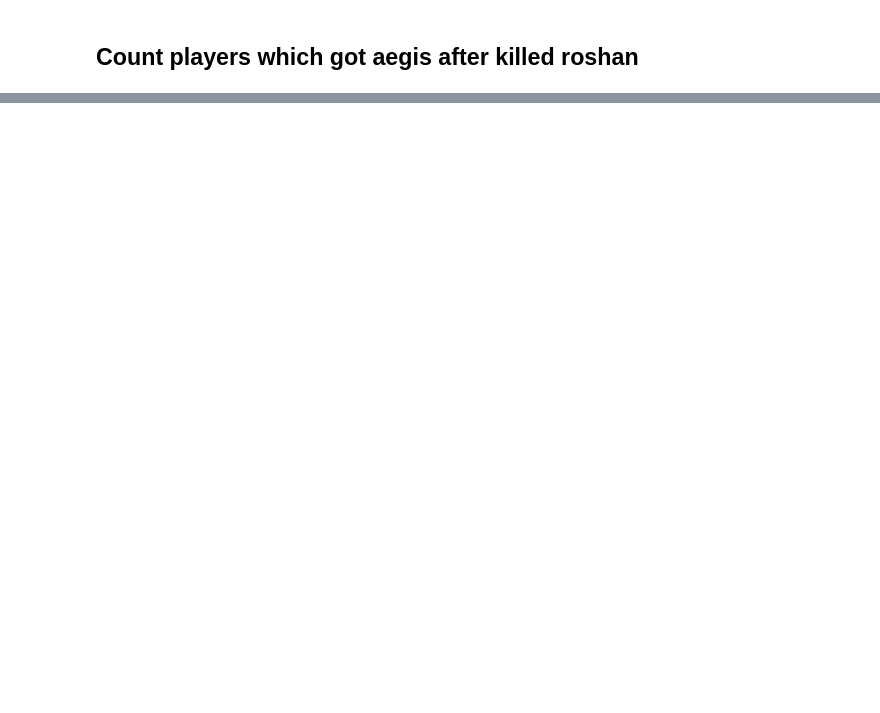
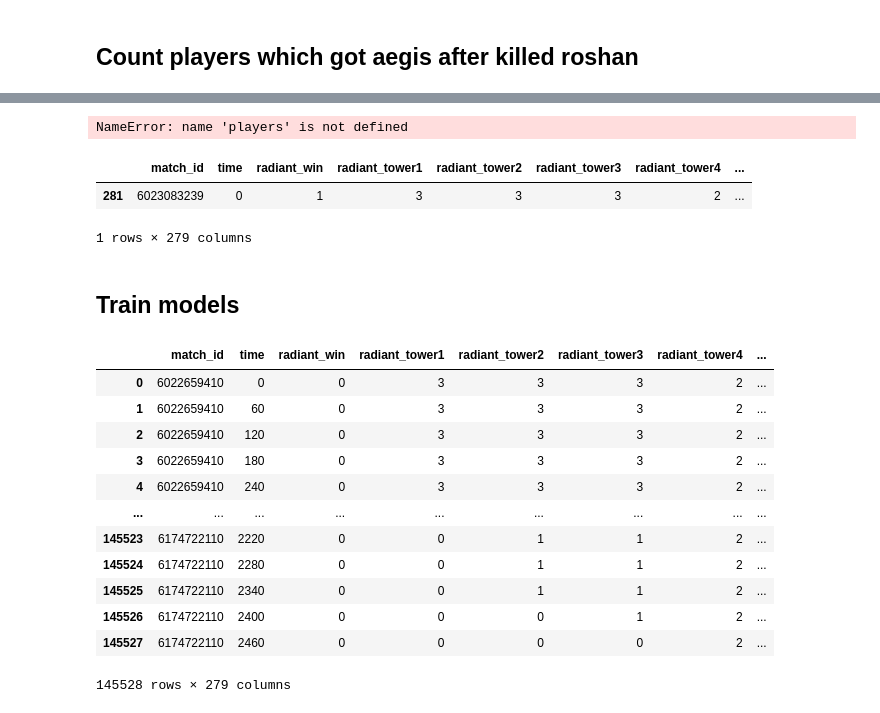
Before and after one commit to dansobolev/data-analysis-in-dota2-course-work, a Jupyter notebook: main.ipynb, the cells around one changed output, grey strips where cells are left out. Cells and saved outputs as stored; diff of their text form; code cells hidden in the pictures; blank space fills up the shorter version.

Commit message:
feat: add dataset for 4k matches

```diff
--- a/main.ipynb
+++ b/main.ipynb
@@ -487,0 +717,5 @@ get_roshan_killed_by_player_data(match_with_roshan_kill)
+# %%
+player_nAn = [player for player in players if player['match_id'] == 6023083239][0]
+player_nAn['purchase_log']
+# %% [output]
+NameError: name 'players' is not defined
@@ -487,0 +727,8 @@ get_roshan_killed_by_player_data(match_with_roshan_kill)
+# %%
+dataframe__.fillna(0)
+# %% [output]
+|  | match_id | time | radiant_win | radiant_tower1 | radiant_tower2 | radiant_tower3 | radiant_tower4 | ... |
+| 281 | 6023083239 | 0 | 1 | 3 | 3 | 3 | 2 | ... |
+1 rows × 279 columns
+# %% [markdown]
+<h2>Train models
@@ -487,0 +738,17 @@ get_roshan_killed_by_player_data(match_with_roshan_kill)
+# %%
+data = pd.read_csv('dota2-4k-matches.csv', index_col=0)
+data
+# %% [output]
+|  | match_id | time | radiant_win | radiant_tower1 | radiant_tower2 | radiant_tower3 | radiant_tower4 | ... |
+| 0 | 6022659410 | 0 | 0 | 3 | 3 | 3 | 2 | ... |
+| 1 | 6022659410 | 60 | 0 | 3 | 3 | 3 | 2 | ... |
+| 2 | 6022659410 | 120 | 0 | 3 | 3 | 3 | 2 | ... |
+| 3 | 6022659410 | 180 | 0 | 3 | 3 | 3 | 2 | ... |
+| 4 | 6022659410 | 240 | 0 | 3 | 3 | 3 | 2 | ... |
+| ... | ... | ... | ... | ... | ... | ... | ... | ... |
+| 145523 | 6174722110 | 2220 | 0 | 0 | 1 | 1 | 2 | ... |
+| 145524 | 6174722110 | 2280 | 0 | 0 | 1 | 1 | 2 | ... |
+| 145525 | 6174722110 | 2340 | 0 | 0 | 1 | 1 | 2 | ... |
+| 145526 | 6174722110 | 2400 | 0 | 0 | 0 | 1 | 2 | ... |
+| 145527 | 6174722110 | 2460 | 0 | 0 | 0 | 0 | 2 | ... |
+145528 rows × 279 columns
```
Also changed, not shown: parts of 91 cells of this notebook, 11 other files.
